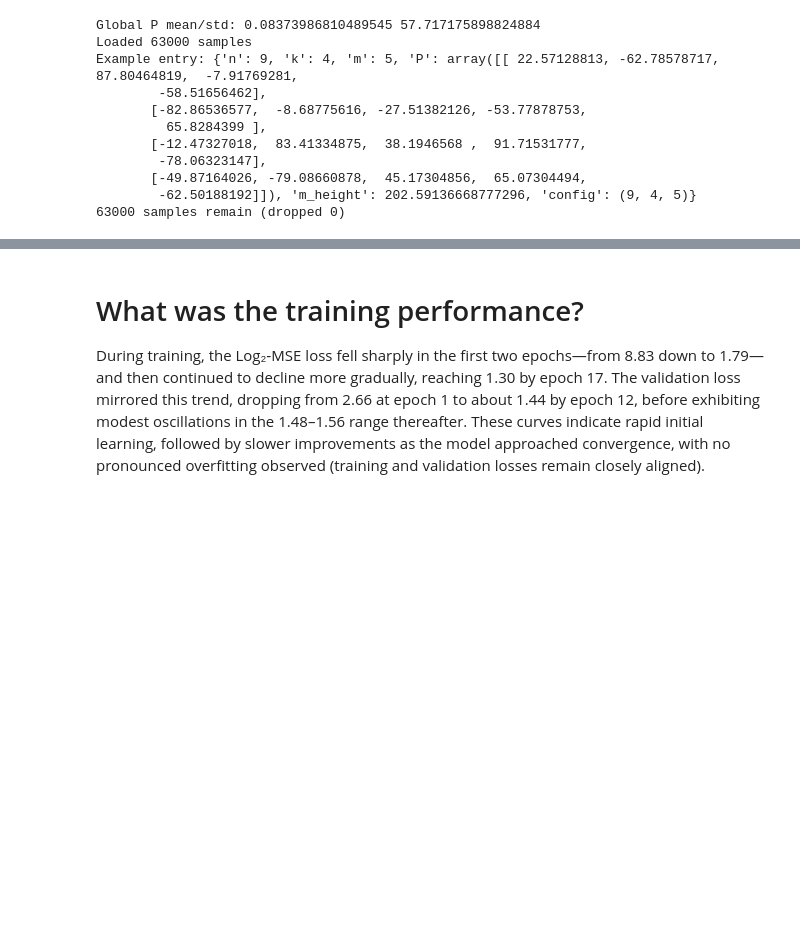
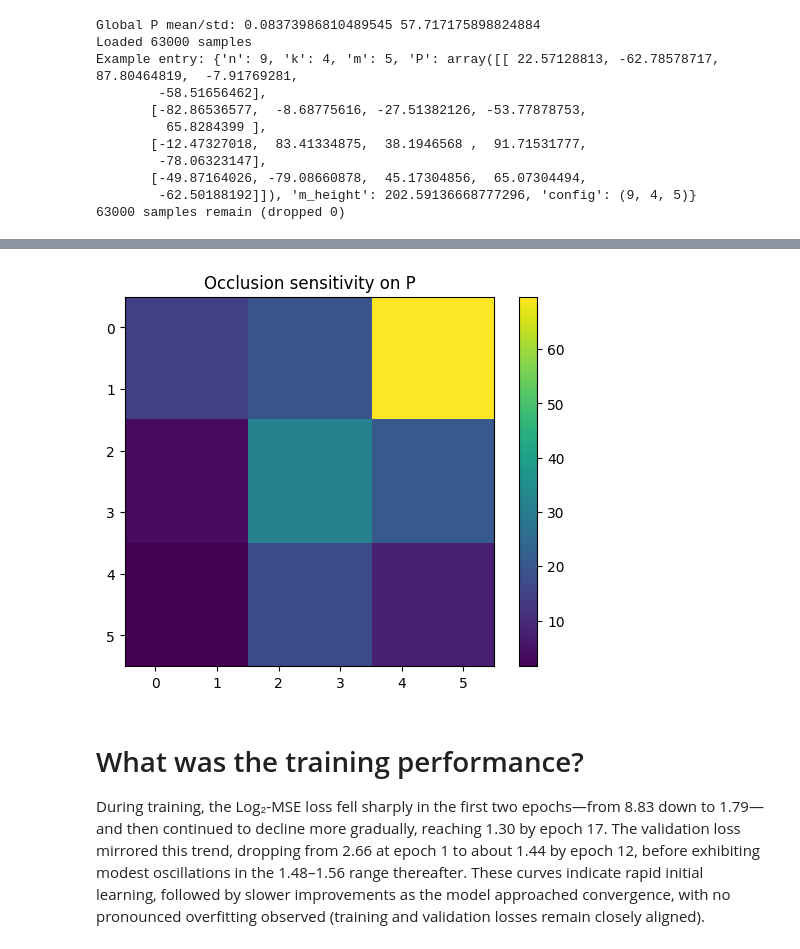
Before and after one commit to isabelmoore/CSCE_636_Deep_Learning, a Jupyter notebook: CSCE636_Project3.ipynb, the cells around one changed output, grey strips where cells are left out. Cells and saved outputs as stored; diff of their text form; code cells hidden in the pictures; blank space fills up the shorter version.

```diff
--- a/CSCE636_Project3.ipynb
+++ b/CSCE636_Project3.ipynb
@@ -546,3 +773,42 @@ print("||conv_w||:", conv_w.norm(), "  ||side_w||:", side_w.norm())
+# %%
+import numpy as np
+
+model.to(device).eval()
+
+# grab one example
+(P, nkm), label = next(iter(val_loader))
+P   = P[0:1].to(device)    # (1, C, H, W)
+nkm = nkm[0:1].to(device)
+
+# baseline prediction
+with torch.no_grad():
+    base_norm = model(P, nkm)
+    base_m    = torch.exp2(base_norm * dataset.m_log_std + dataset.m_log_mean).item()
+
+H, W = P.shape[-2:]
+patch_size = 2
+heatmap = np.zeros((H, W))
+
+for i in range(0, H, patch_size):
+    for j in range(0, W, patch_size):
+        P_occ = P.clone()
+        # zero out the (i:i+patch_size, j:j+patch_size) region on *all* channels
+        P_occ[:, :, i:i+patch_size, j:j+patch_size] = 0.0
+
+        with torch.no_grad():
+            norm_occ = model(P_occ, nkm)
+            m_occ    = torch.exp2(norm_occ * dataset.m_log_std + dataset.m_log_mean).item()
+
+        # change in prediction magnitude
+        heatmap[i:i+patch_size, j:j+patch_size] = abs(m_occ - base_m)
+
+# visualize
+plt.imshow(heatmap, interpolation='nearest')
+plt.title('Occlusion sensitivity on P')
+plt.colorbar()
+plt.show()
+# %% [output]
+[figure, added]
 # %% [markdown]
 # What was the training performance?
 
```
Also changed, not shown: parts of 15 cells of this notebook.
